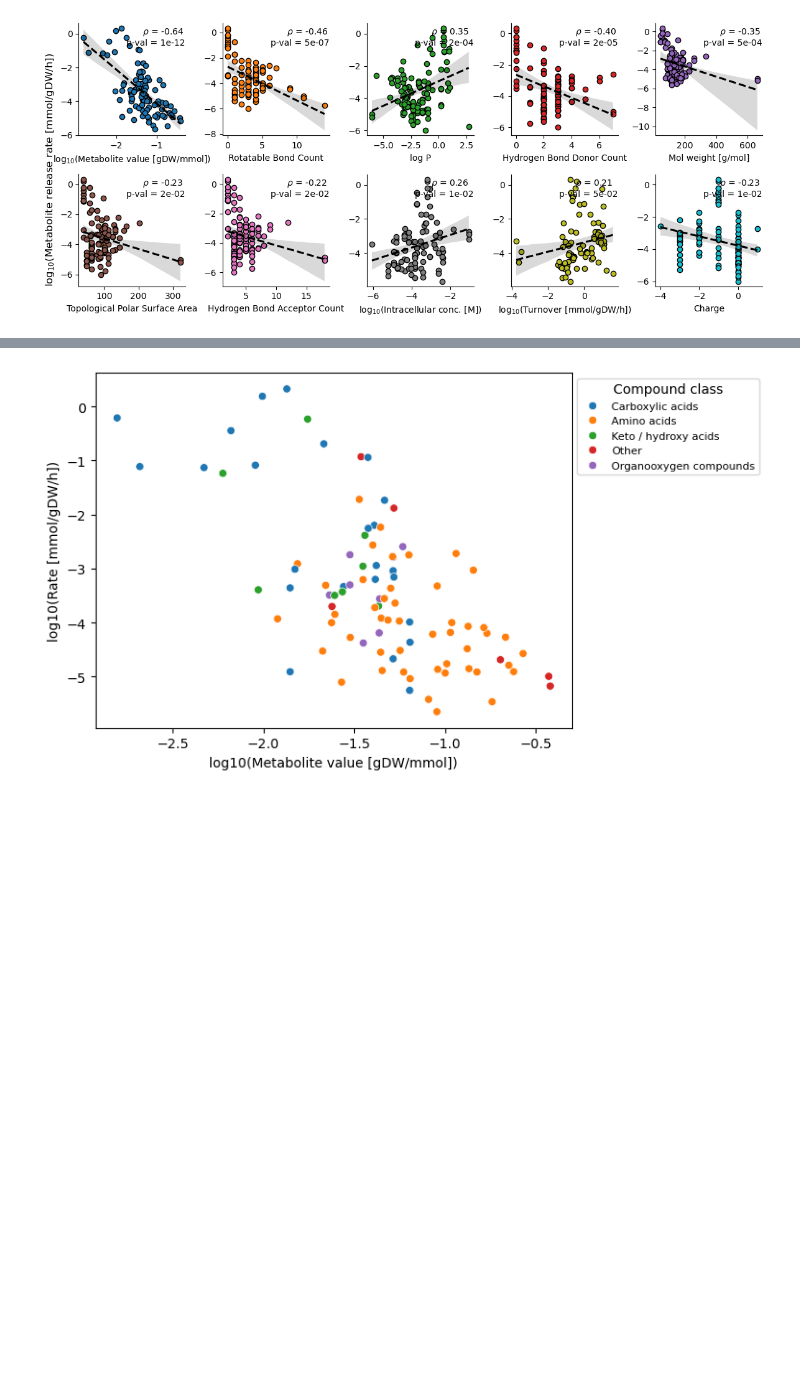
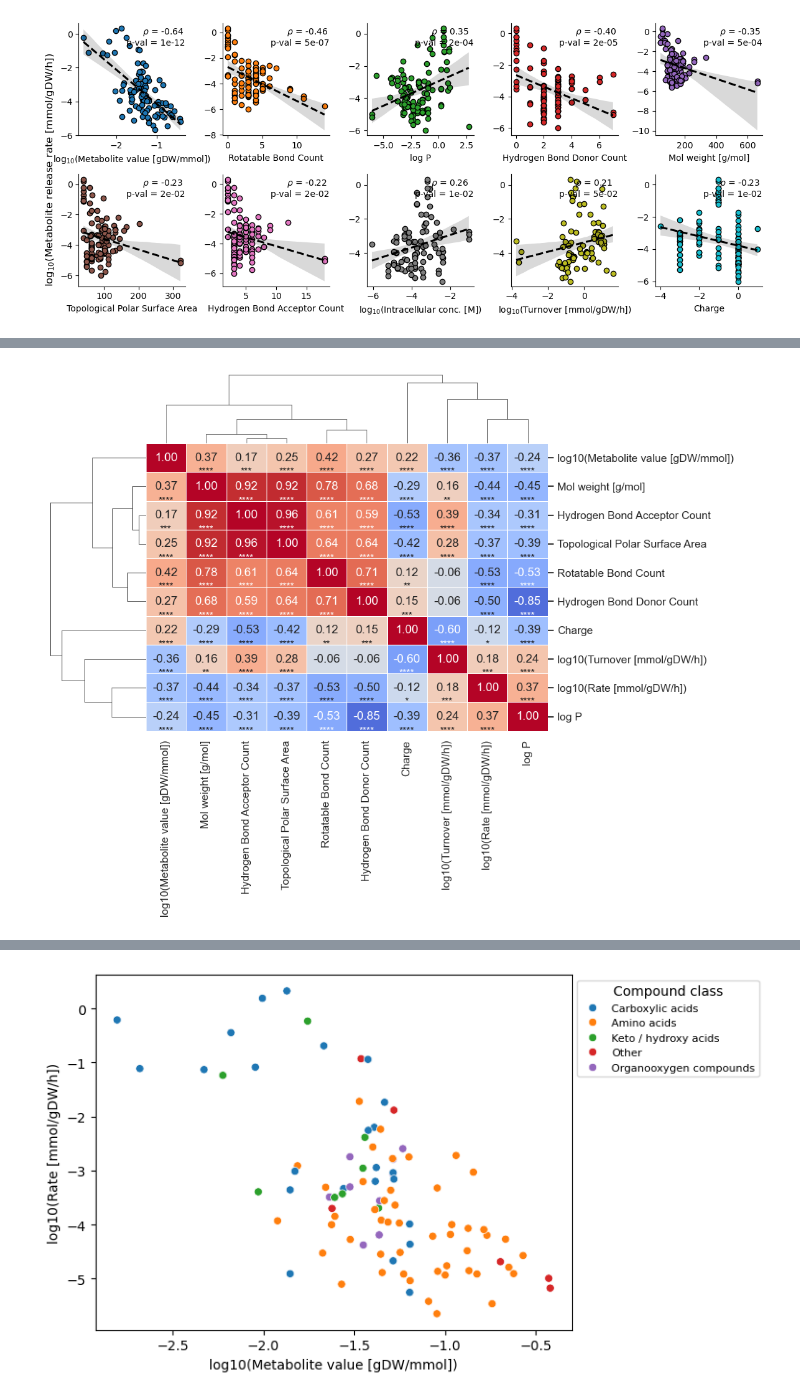
Before and after one commit to sulheim/metabolite-release, a Jupyter notebook: notebooks/1_release_rates/4_div/4D_make_figure_2.ipynb, the cells around one changed output, grey strips where cells are left out. Saved outputs shown, nothing was run; the diff lists cells and outputs as text; code cells hidden in the pictures; blank space fills up the shorter version.

```diff
--- a/notebooks/1_release_rates/4_div/4D_make_figure_2.ipynb
+++ b/notebooks/1_release_rates/4_div/4D_make_figure_2.ipynb
@@ -164,0 +310,76 @@ Charge
+# %%
+import numpy as np
+from scipy.stats import pearsonr
+import seaborn as sns
+import matplotlib.pyplot as plt
+
+# Filter out rows where the species is 'C. glutamicum'
+cols = [x for x in key_to_col.values() if x not in ['log10(Intracellular conc. [M])']]
+df_filtered = df_mean.loc[df_mean['Species'] != 'C. glutamicum', cols]
+
+# Select only numeric columns for correlation
+numeric_cols = df_filtered.select_dtypes(include=['float64', 'int64'])
+
+# Compute the correlation matrix and p-values
+correlation_matrix = numeric_cols.corr()
+p_values = numeric_cols.corr(method=lambda x, y: pearsonr(x, y)[1])  # Compute p-values for correlations
+
+# Create a mask for significant correlations (e.g., p < 0.05)
+significance_mask = p_values < 0.05
+
+# Create the clustermap
+sns.set_theme(style="white")
+clustermap = sns.clustermap(
+    correlation_matrix,
+    cmap="coolwarm",
+    center=0,
+    annot=True,  # Add correlation values to the heatmap
+    fmt=".2f",   # Format for annotations
+    linewidths=0.5,
+    figsize=(10, 8),
+    cbar_pos=None
+)
+
+# Get the reordered indices from the clustermap
+reordered_rows = clustermap.dendrogram_row.reordered_ind
+reordered_cols = clustermap.dendrogram_col.reordered_ind
+
+# Reorder the correlation matrix and p-values to match the clustermap
+reordered_corr = correlation_matrix.iloc[reordered_rows, reordered_cols]
+reordered_pvals = p_values.iloc[reordered_rows, reordered_cols]
+
+# Add stars for significant correlations
+for i in range(reordered_corr.shape[0]):
+    for j in range(reordered_corr.shape[1]):
+        # print(i, j, p_values.iloc[i, j])
+        if i == j:
+            continue
+        if reordered_pvals.iloc[i, j] > 0.05:  # Adjust the threshold as needed
+            text = ''
+        elif 0.01 < reordered_pvals.iloc[i, j] < 0.05:
+            text = '*'
+        elif 0.001 < reordered_pvals.iloc[i, j] < 0.01:
+            text = '**'
+        elif 0.0001 < reordered_pvals.iloc[i, j] < 0.001:
+            text = '***'
+        else:
+            text = '****'
+
+        value = reordered_corr.iloc[i, j]
+
+        # Determine the color of the annotation based on the correlation value
+        if np.abs(value) > 0.5282:
+            color = 'w'
+        else:
+            color = 'k'
+
+        # Add the annotation at the correct position
+        clustermap.ax_heatmap.text(
+            j+0.5, i+1, text, color=color, ha='center', va='center', fontsize=10
+        )
+
+plt.savefig(figure_folder / 'clustermap_correlations_with_significance.pdf')
+# Show the plot
+plt.show()
+# %% [output]
+[figure, added]
```
Also changed, not shown: parts of 10 cells of this notebook.
